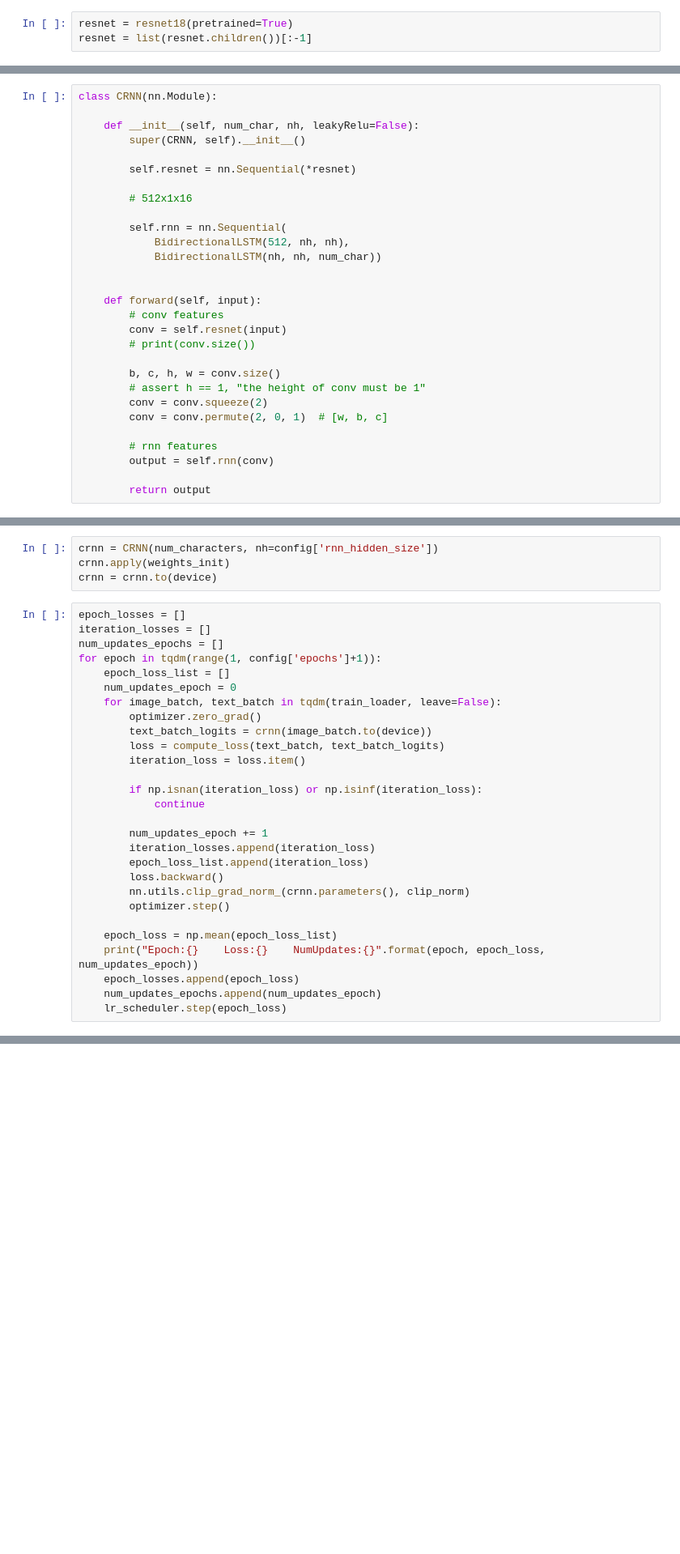
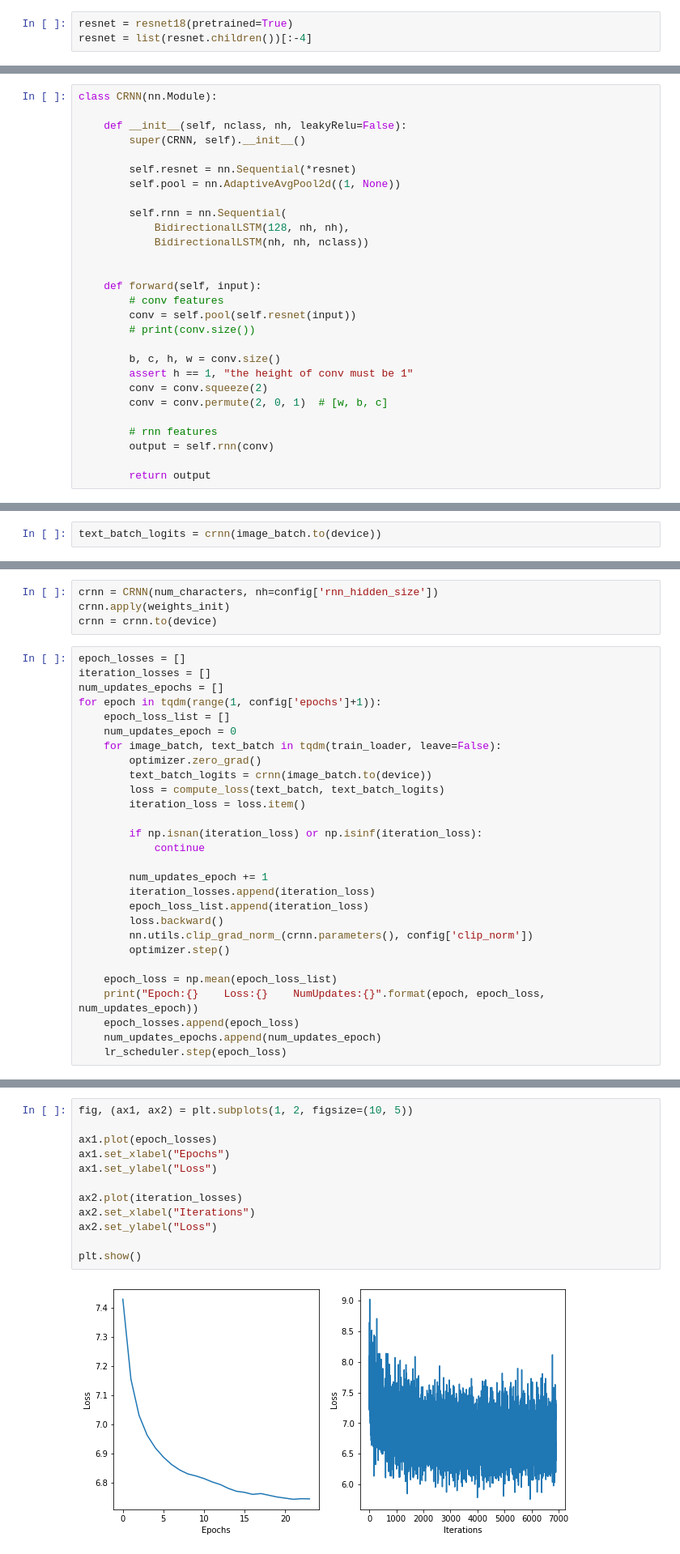
Before and after one commit to sestys/aicrowd_blitz4, a Jupyter notebook: captcha_recognition.ipynb, the cells around one changed output, grey strips where cells are left out. Shown at 81% size. Cells and saved outputs as stored; diff of their text form; blank space fills up the shorter version.

```diff
--- a/captcha_recognition.ipynb
+++ b/captcha_recognition.ipynb
@@ -163,6 +189,6 @@ print(device)
 cuda
 # %%
 resnet = resnet18(pretrained=True)
-resnet = list(resnet.children())[:-1]
+resnet = list(resnet.children())[:-4]
 # %%
 resnet
@@ -186,25 +231,24 @@ class BidirectionalLSTM(nn.Module):
 # %%
 class CRNN(nn.Module):
 
-    def __init__(self, num_char, nh, leakyRelu=False):
+    def __init__(self, nclass, nh, leakyRelu=False):
         super(CRNN, self).__init__()
 
         self.resnet = nn.Sequential(*resnet)
-
-        # 512x1x16
+        self.pool = nn.AdaptiveAvgPool2d((1, None))
 
         self.rnn = nn.Sequential(
-            BidirectionalLSTM(512, nh, nh),
-            BidirectionalLSTM(nh, nh, num_char))
+            BidirectionalLSTM(128, nh, nh),
+            BidirectionalLSTM(nh, nh, nclass))
 
 
     def forward(self, input):
         # conv features
-        conv = self.resnet(input)
+        conv = self.pool(self.resnet(input))
         # print(conv.size())
 
         b, c, h, w = conv.size()
-        # assert h == 1, "the height of conv must be 1"
+        assert h == 1, "the height of conv must be 1"
         conv = conv.squeeze(2)
         conv = conv.permute(2, 0, 1)  # [w, b, c]
 
@@ -231,3 +273,5 @@ crnn
+# %%
+text_batch_logits = crnn(image_batch.to(device))
 # %% [markdown]
 # 4. Loss
 # %%
@@ -290,7 +339,7 @@ for epoch in tqdm(range(1, config['epochs']+1)):
         iteration_losses.append(iteration_loss)
         epoch_loss_list.append(iteration_loss)
         loss.backward()
-        nn.utils.clip_grad_norm_(crnn.parameters(), clip_norm)
+        nn.utils.clip_grad_norm_(crnn.parameters(), config['clip_norm'])
         optimizer.step()
 
     epoch_loss = np.mean(epoch_loss_list)
@@ -305,0 +369,14 @@ KeyboardInterrupt: ignored
+# %%
+fig, (ax1, ax2) = plt.subplots(1, 2, figsize=(10, 5))
+
+ax1.plot(epoch_losses)
+ax1.set_xlabel("Epochs")
+ax1.set_ylabel("Loss")
+
+ax2.plot(iteration_losses)
+ax2.set_xlabel("Iterations")
+ax2.set_ylabel("Loss")
+
+plt.show()
+# %% [output]
+[figure, added]
```
Also changed, not shown: parts of 16 cells of this notebook.
